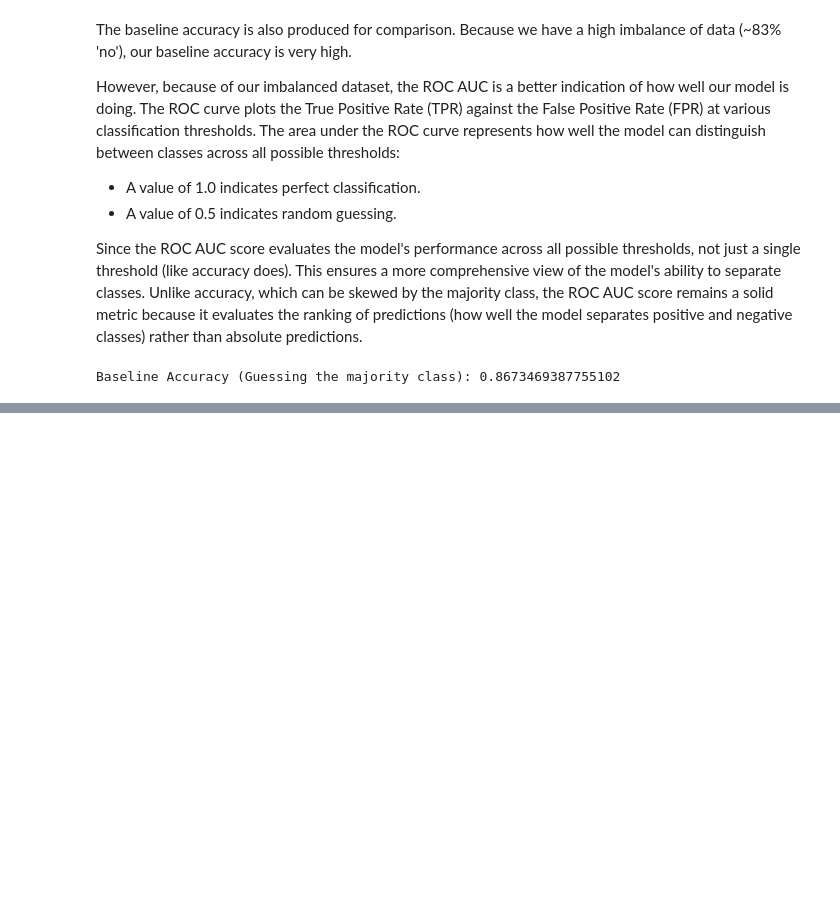
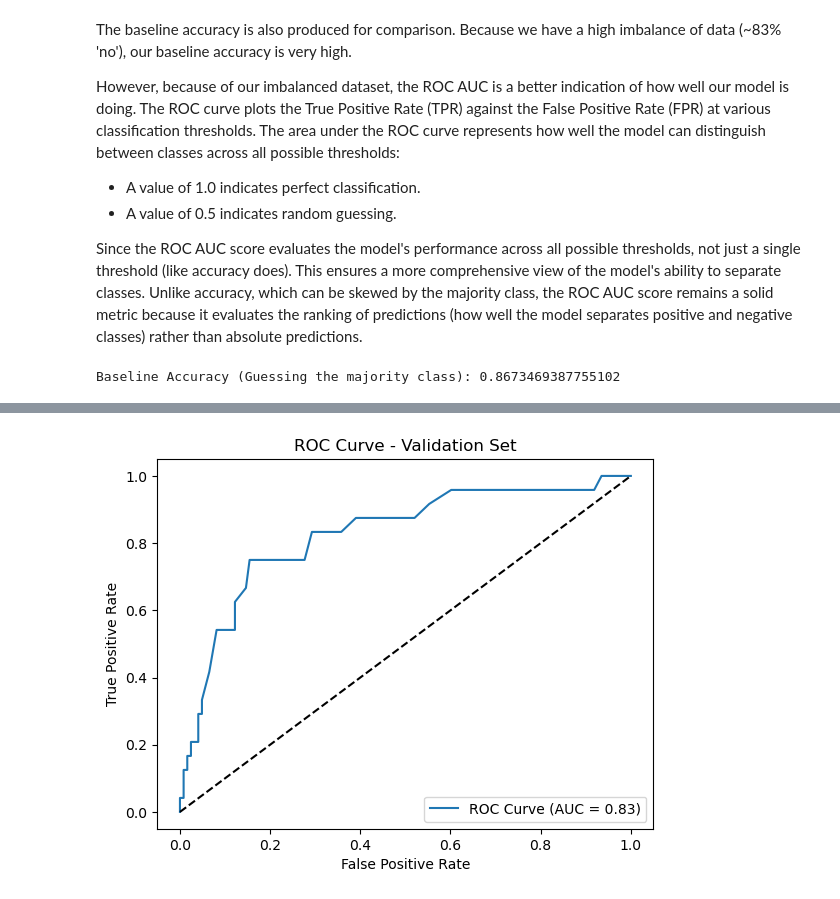
Before and after one commit to michyli/AttritionPredictionModel, a Jupyter notebook: main.ipynb, the cells around one changed output, grey strips where cells are left out. Cells and saved outputs as stored; diff of their text form; code cells hidden in the pictures; blank space fills up the shorter version.

```diff
--- a/main.ipynb
+++ b/main.ipynb
@@ -388,0 +490,21 @@ Baseline Accuracy (Guessing the majority class): 0.8673469387755102
+# %%
+# Train a Random Forest model with GridSearchCV
+rf = RandomForestClassifier(random_state=2024)
+param_grid = {
+    'n_estimators': [50, 100],
+    'max_depth': [None, 10, 20],
+    'max_features': ['sqrt', 'log2'],
+    'min_samples_split': [2, 5],
+}
+grid = GridSearchCV(
+    rf, param_grid, scoring='accuracy', cv=3, verbose=1, n_jobs=-1
+)
+grid.fit(X_train, y_train)
+
+# Best Random Forest model
+best_rf = grid.best_estimator_
+print("Best parameters:", grid.best_params_)
+
+# Evaluate on validation set
+y_val_pred = best_rf.predict(X_val)
+y_val_pred_proba = best_rf.predict_proba(X_val)[:, 1]
@@ -388,0 +586,15 @@ Baseline Accuracy (Guessing the majority class): 0.8673469387755102
+# %%
+# ROC-AUC and ROC Curve for validation set
+roc_auc = roc_auc_score(y_val, y_val_pred_proba)
+fpr, tpr, _ = roc_curve(y_val, y_val_pred_proba)
+
+plt.figure()
+plt.plot(fpr, tpr, label=f"ROC Curve (AUC = {roc_auc:.2f})")
+plt.plot([0, 1], [0, 1], 'k--')
+plt.xlabel("False Positive Rate")
+plt.ylabel("True Positive Rate")
+plt.title("ROC Curve - Validation Set")
+plt.legend(loc="lower right")
+plt.show()
+# %% [output]
+[figure, added]
```
Also changed, not shown: parts of 34 cells of this notebook.
